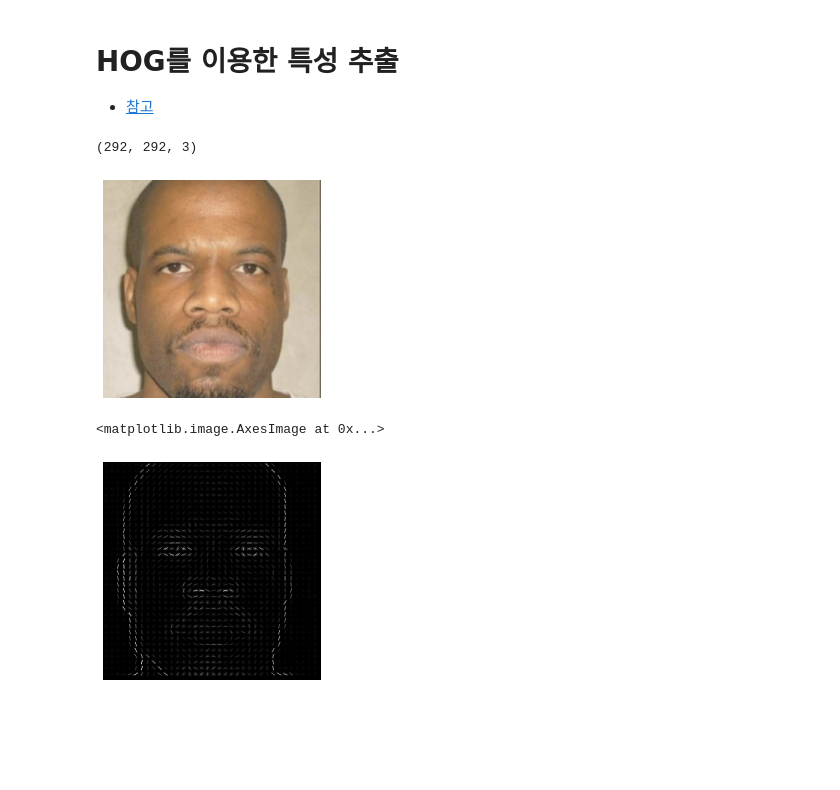
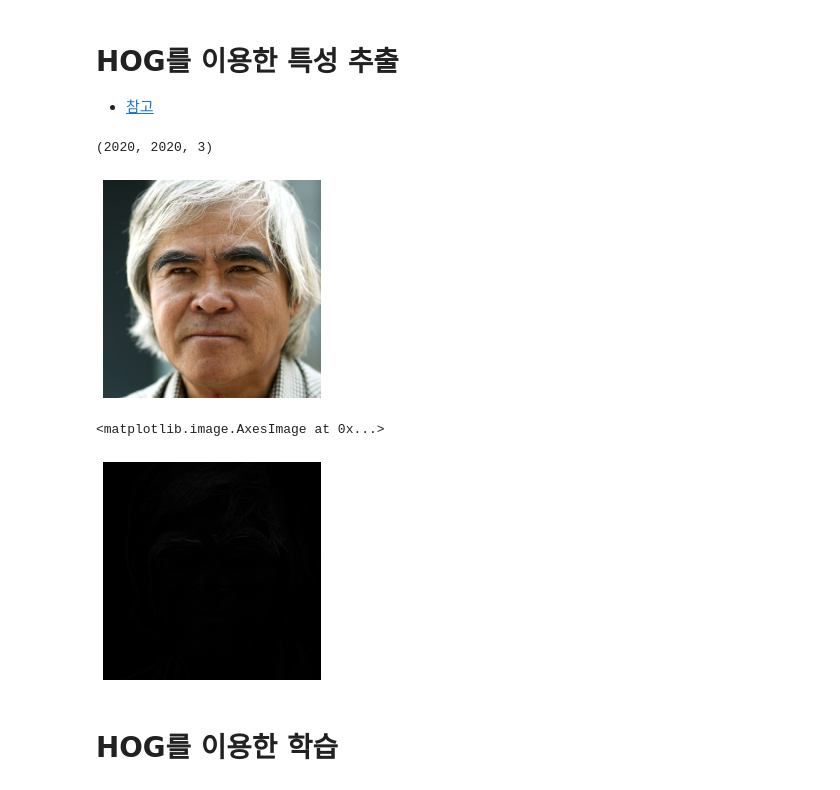
Before and after one commit to 1il1il/TIL, a Jupyter notebook: ai/전공_프로젝트_HOG.ipynb, the cells around one changed output. Cells and saved outputs as stored; diff of their text form; code cells hidden in the pictures; blank space fills up the shorter version.

```diff
--- a/ai/전공_프로젝트_HOG.ipynb
+++ b/ai/전공_프로젝트_HOG.ipynb
@@ -11,20 +13,20 @@ from PIL import Image
 # %%
-img = imread('../data/telemoji/train/angry/0000792211b64f6a59bd2d95fee49eabe6373ec1d88f2285bae2ba9b.jpg')
+img = imread('../data/telemoji/train/angry/94d0319548dd602f76ccb54cf3c37644f7faeac8d276f6703d8b9ae2.jpg')
 plt.axis("off")
 plt.imshow(img)
 print(img.shape)
 # %% [output]
-(292, 292, 3)
+(2020, 2020, 3)
-[figure, old version]
+[figure, new version]
 # %%
 #creating hog features
-fd, hog_image = hog(img, orientations=9, pixels_per_cell=(8, 8),
+fd, hog_image = hog(img, orientations=9, pixels_per_cell=(4, 4),
                     cells_per_block=(2, 2), visualize=True, multichannel=True)
 plt.axis("off")
 plt.imshow(hog_image, cmap="gray")
 # %% [output]
 <matplotlib.image.AxesImage at 0x...>
-[figure, old version]
+[figure, new version]
 # %%
 # save the images
 plt.imsave("hog_image.jpg", hog_image, cmap="gray")
@@ -48,0 +65,2 @@ for fname in file_list:
+# %% [markdown]
+# HOG를 이용한 학습
```
Also changed, not shown: parts of 8 cells of this notebook, 1 other file.
